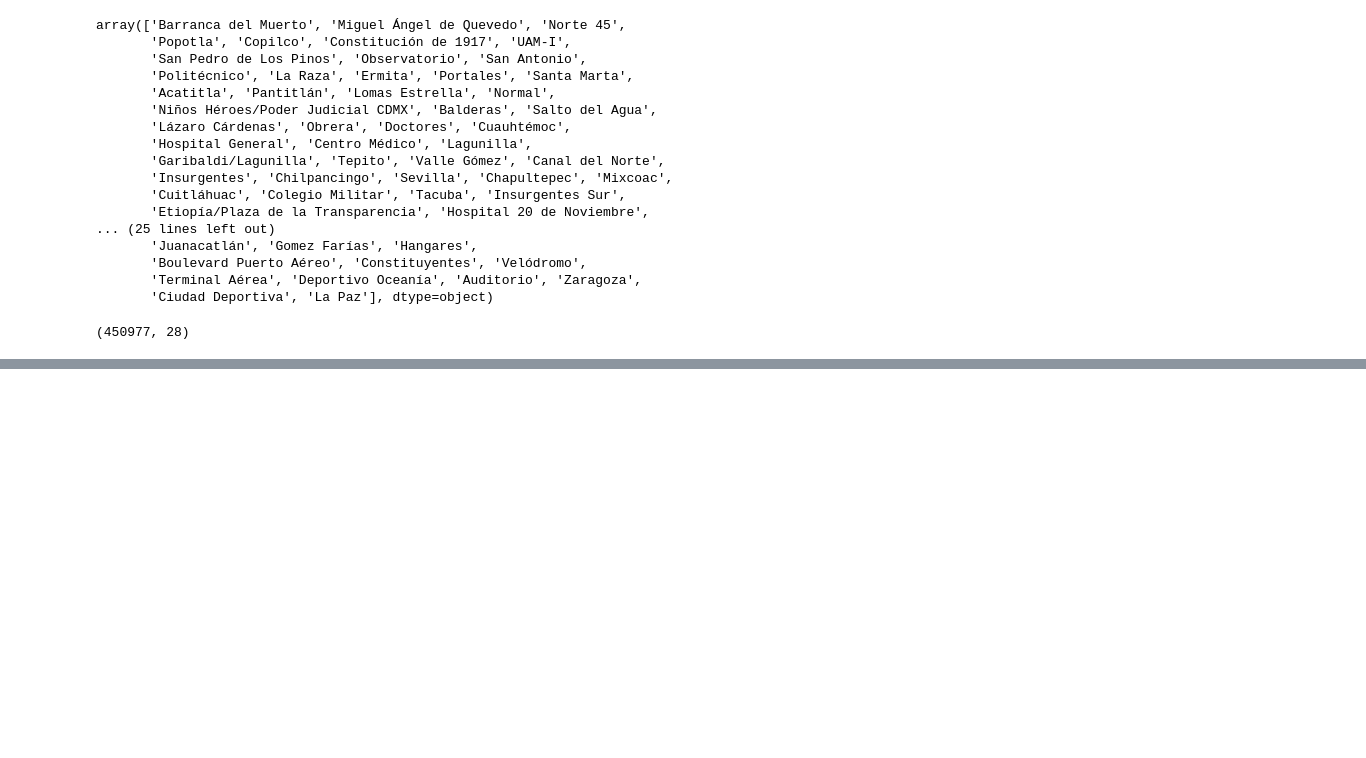
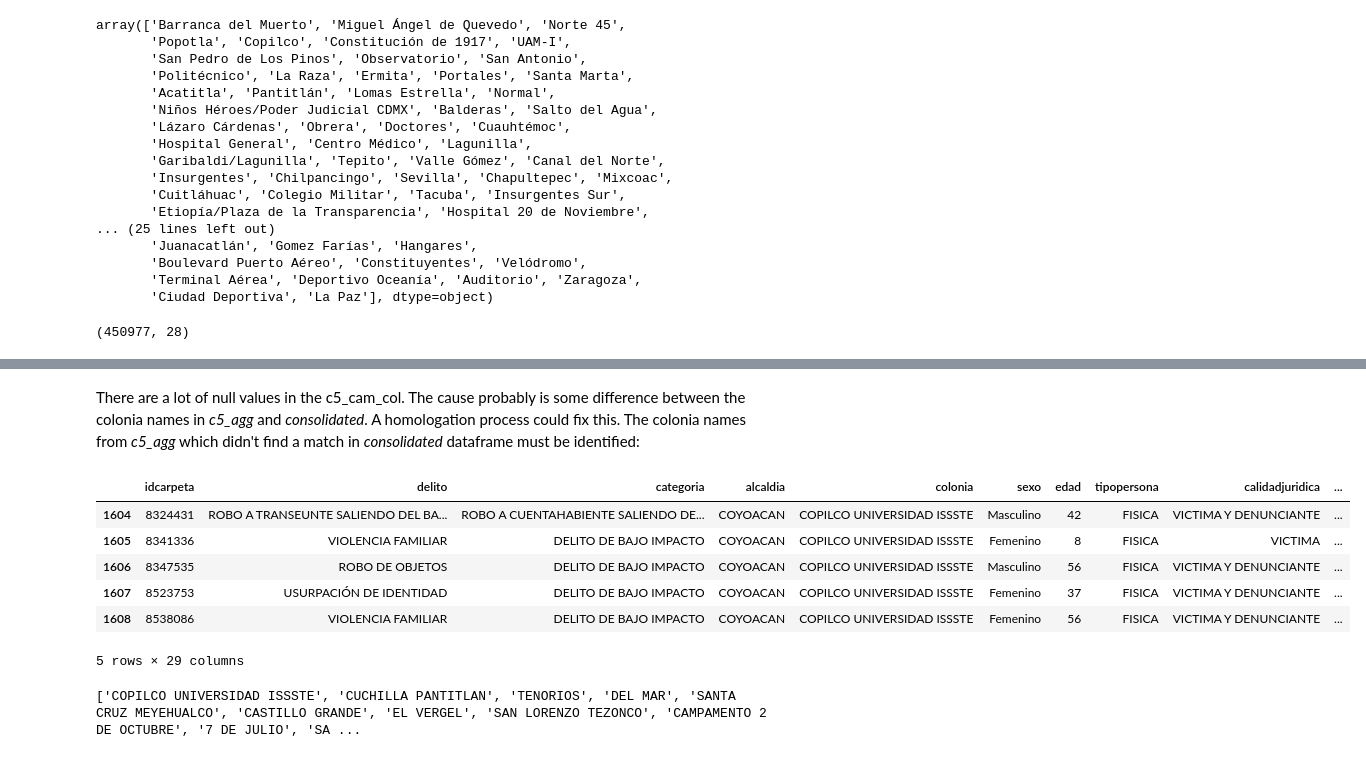
Before and after one commit to marcocasillas91/sdc-security, a Jupyter notebook: notebooks/1_first_datalake.ipynb, the cells around one changed output, grey strips where cells are left out. Cells and saved outputs as stored; diff of their text form; code cells hidden in the pictures; blank space fills up the shorter version.

```diff
--- a/notebooks/1_first_datalake.ipynb
+++ b/notebooks/1_first_datalake.ipynb
@@ -408,0 +510,12 @@ This is the consolidated dataset that can be used as base for future calculation
+# %% [markdown]
+There are a lot of null values in the c5_cam_col. The cause probably is some difference between the colonia names in *c5_agg* and *consolidated*. A homologation process could fix this. The colonia names from *c5_agg* which didn't find a match in *consolidated* dataframe must be identified:
+# %%
+consolidated2[consolidated2["c5_cam_col"].isnull()].head()
+# %% [output]
+|  | idcarpeta | delito | categoria | alcaldia | colonia | sexo | edad | tipopersona | calidadjuridica | ... |
+| 1604 | 8324431 | ROBO A TRANSEUNTE SALIENDO DEL BA... | ROBO A CUENTAHABIENTE SALIENDO DE... | COYOACAN | COPILCO UNIVERSIDAD ISSSTE | Masculino | 42 | FISICA | VICTIMA Y DENUNCIANTE | ... |
+| 1605 | 8341336 | VIOLENCIA FAMILIAR | DELITO DE BAJO IMPACTO | COYOACAN | COPILCO UNIVERSIDAD ISSSTE | Femenino | 8 | FISICA | VICTIMA | ... |
+| 1606 | 8347535 | ROBO DE OBJETOS | DELITO DE BAJO IMPACTO | COYOACAN | COPILCO UNIVERSIDAD ISSSTE | Masculino | 56 | FISICA | VICTIMA Y DENUNCIANTE | ... |
+| 1607 | 8523753 | USURPACIÓN DE IDENTIDAD | DELITO DE BAJO IMPACTO | COYOACAN | COPILCO UNIVERSIDAD ISSSTE | Femenino | 37 | FISICA | VICTIMA Y DENUNCIANTE | ... |
+| 1608 | 8538086 | VIOLENCIA FAMILIAR | DELITO DE BAJO IMPACTO | COYOACAN | COPILCO UNIVERSIDAD ISSSTE | Femenino | 56 | FISICA | VICTIMA Y DENUNCIANTE | ... |
+5 rows × 29 columns
@@ -408,0 +527,4 @@ This is the consolidated dataset that can be used as base for future calculation
+# %%
+print(l)
+# %% [output]
+['COPILCO UNIVERSIDAD ISSSTE', 'CUCHILLA PANTITLAN', 'TENORIOS', 'DEL MAR', 'SANTA CRUZ MEYEHUALCO', 'CASTILLO GRANDE', 'EL VERGEL', 'SAN LORENZO TEZONCO', 'CAMPAMENTO 2 DE OCTUBRE', '7 DE JULIO', 'SA ...
```
Also changed, not shown: parts of 19 cells of this notebook, 2 other files.
